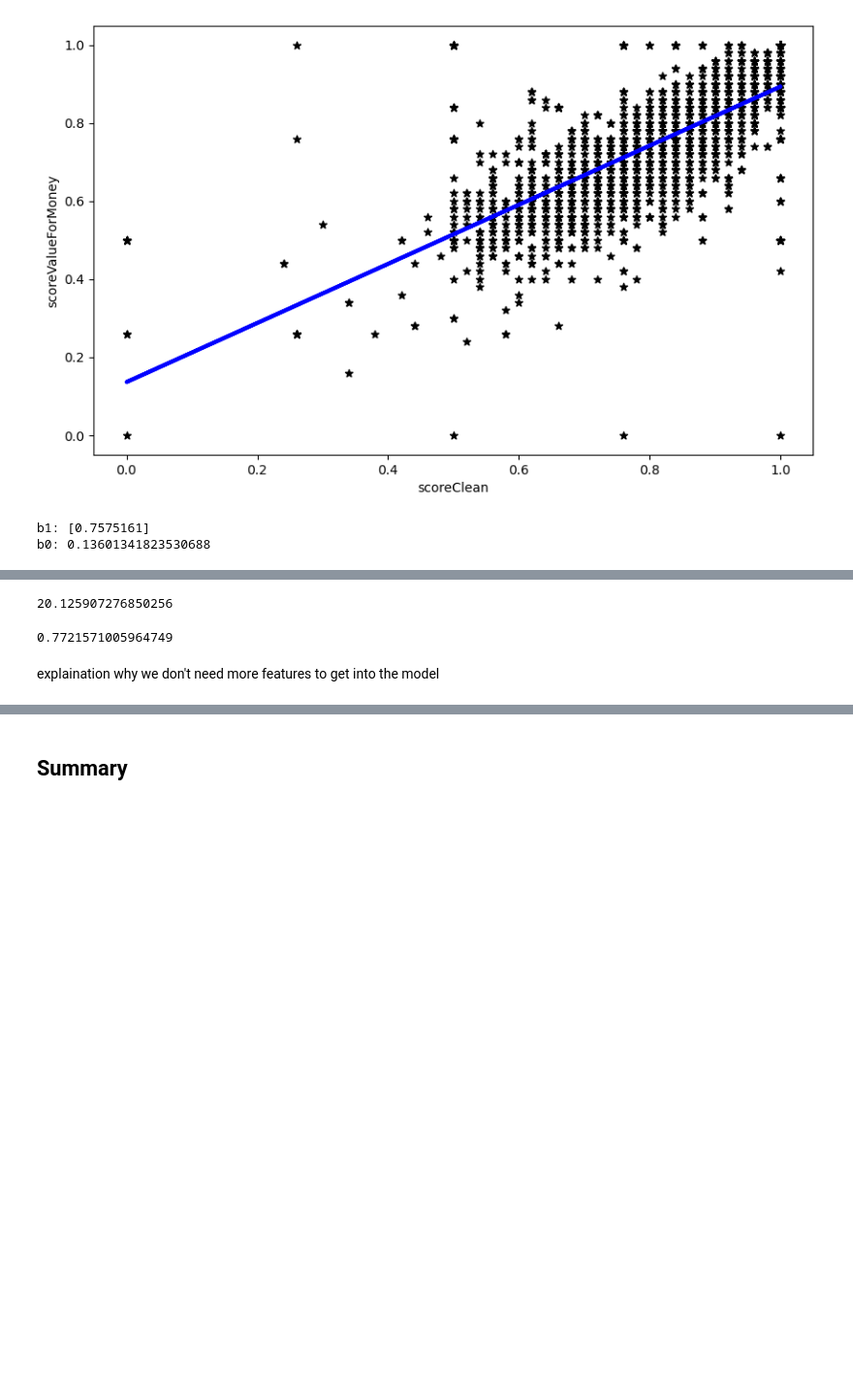
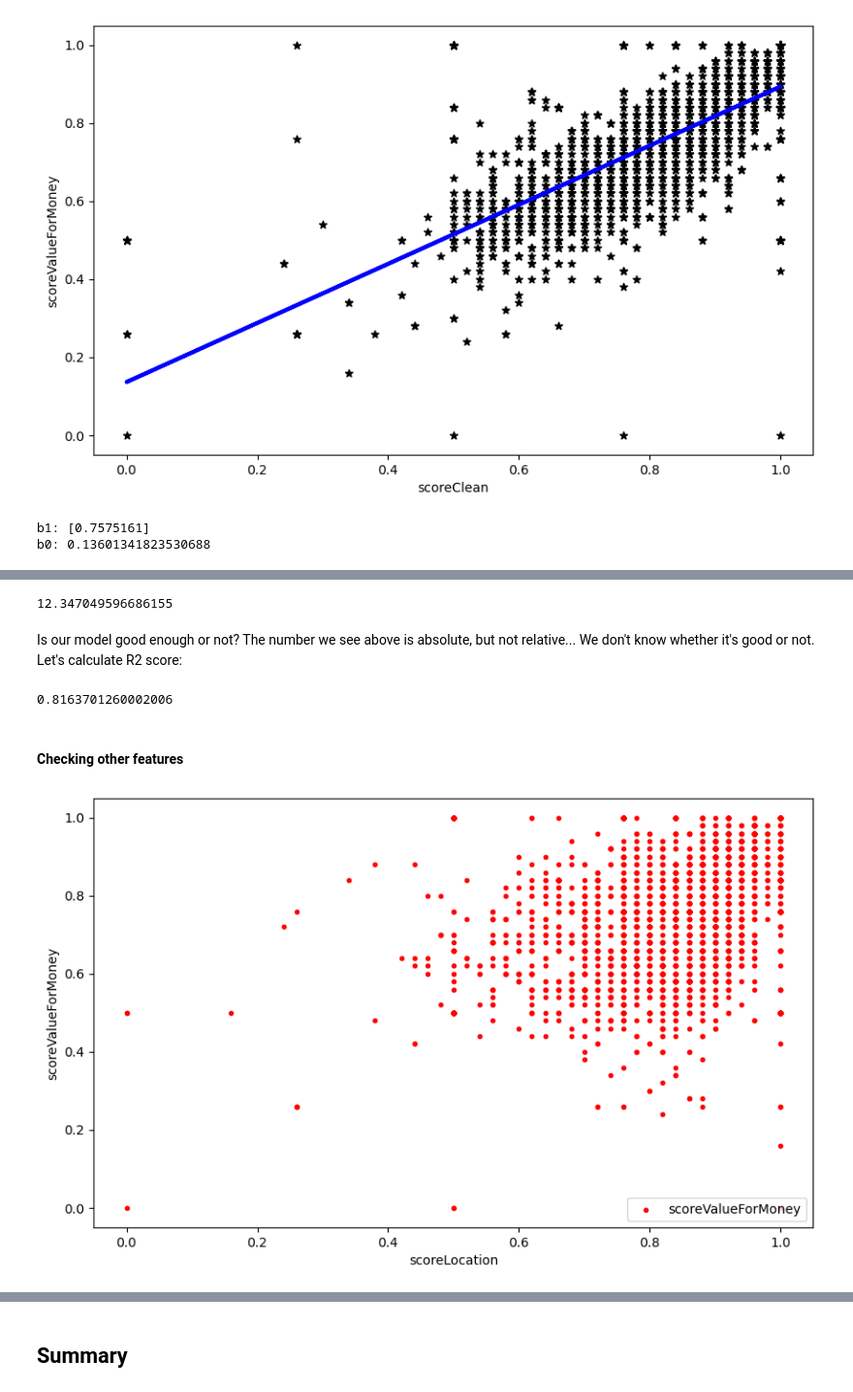
Before and after one commit to yarin-cohen02/dataScienceProject, a Jupyter notebook: project.ipynb, the cells around one changed output, grey strips where cells are left out. Shown: that part at 97% size. Drawn from its saved outputs; the diff is of its cells as text; code cells hidden in the pictures; blank space fills up the shorter version.

```diff
--- a/project.ipynb
+++ b/project.ipynb
@@ -1090,4 +1101,7 @@ def showScatterPlotPredict(m, df, xColumn, yColumn):
 # %% [markdown]
 ### Main Function
 # %%
-numericDf = df[["pricePerNight", "scoreGeneral", "scoreValueForMoney", "scoreLocation", "scoreClean"]].copy()
+numericDf = df[["pricePerNight", "scoreGeneral", "scoreValueForMoney", "scoreLocation", "scoreClean", "distanceTlv"]].copy()
+
+# Basic data visualisation for hints on regression:
+showScatterPlot(numericDf, "scoreClean", ["scoreValueForMoney"], "scoreValueForMoney")
@@ -1118,10 +1131,18 @@ b0: 0.13601341823530688
 # %%
-mean_squared_error(numericDf["scoreGeneral"].tolist(), m.predict(numericDf["scoreGeneral"].values.reshape(-1, 1)).flatten()) * len(numericDf["scoreGeneral"].tolist())
+# Calculating squared errors:
+mean_squared_error(numericDf["scoreValueForMoney"].tolist(), m.predict(numericDf["scoreValueForMoney"].values.reshape(-1, 1)).flatten()) * len(numericDf["scoreValueForMoney"].tolist())
 # %% [output]
-20.125907276850256
+12.347049596686155
+# %% [markdown]
+Is our model good enough or not? The number we see above is absolute, but not relative... We don't know whether it's good or not. Let's calculate R2 score:
 # %%
-r2_score(numericDf["scoreGeneral"].tolist(), m.predict(numericDf["scoreGeneral"].values.reshape(-1, 1)).flatten())
+r2_score(numericDf["scoreValueForMoney"].tolist(), m.predict(numericDf["scoreValueForMoney"].values.reshape(-1, 1)).flatten())
 # %% [output]
-0.7721571005964749
+0.8163701260002006
-# %% [markdown]
-explaination why we don't need more features to get into the model
+# %% [markdown]
+#### Checking other features
+# %%
+# Basic data visualisation for hints on regression:
+showScatterPlot(numericDf, "scoreLocation", ["scoreValueForMoney"], "scoreValueForMoney")
+# %% [output]
+[figure, added]
```
Also changed, not shown: parts of 15 cells of this notebook.
